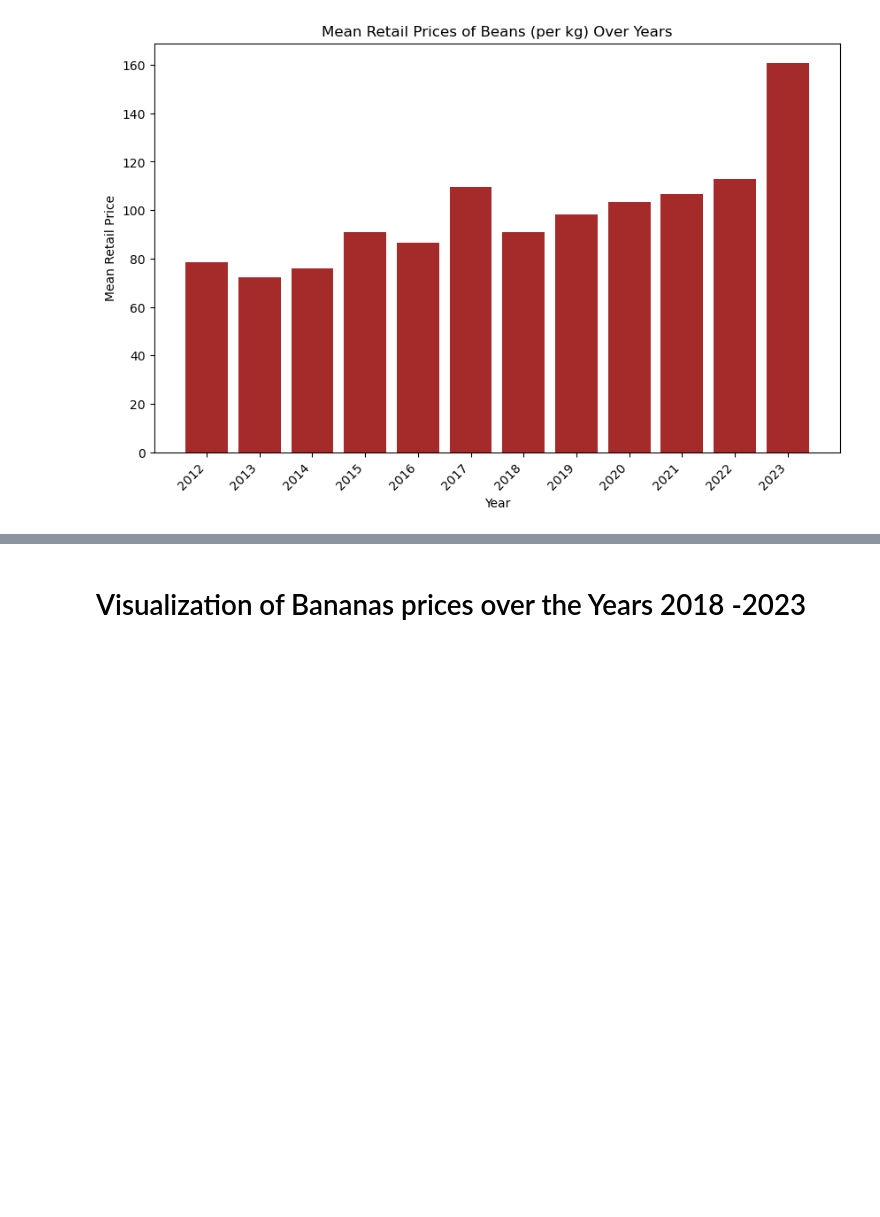
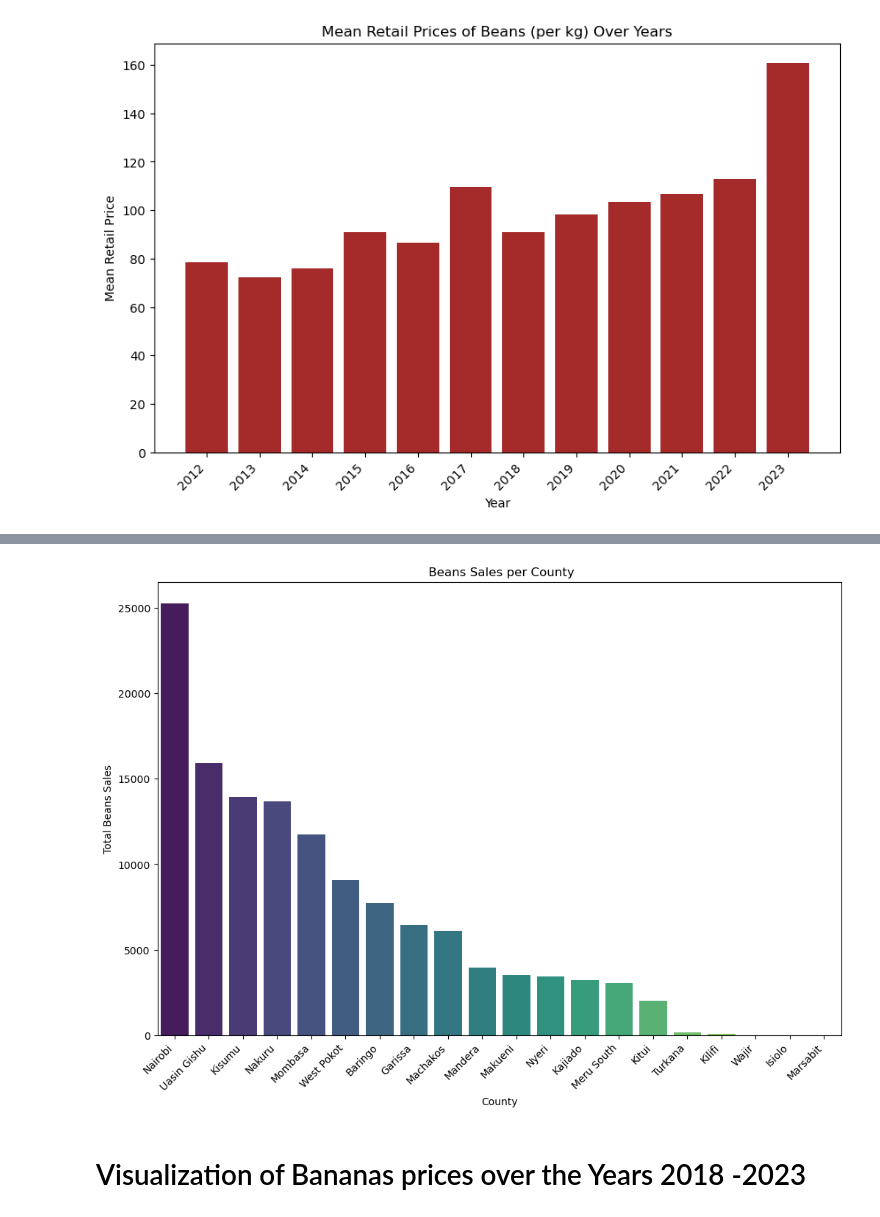
Before and after one commit to EvangelineNgunjiri/KilimoRiziki-Decision-Hub, a Jupyter notebook: Crops EDA.ipynb, the cells around one changed output, grey strips where cells are left out. Saved outputs shown, nothing was run; the diff lists cells and outputs as text; code cells hidden in the pictures; blank space fills up the shorter version.

```diff
--- a/Crops EDA.ipynb
+++ b/Crops EDA.ipynb
@@ -203,3 +330,22 @@ plt.show()
+# %%
+beans_data = filtered_df[filtered_df['commodity'] == 'Beans']
+
+# Group by 'admin2' (county) and sum the quantities sold
+total_beans_sales_by_county = beans_data.groupby('admin2')['unit'].sum().reset_index()
+
+# Sort the DataFrame by total sales in descending order
+total_beans_sales_by_county = total_beans_sales_by_county.sort_values(by='unit', ascending=False)
+
+# Plot a bar plot to represent the counties with the most beans sales
+plt.figure(figsize=(12, 8))
+sns.barplot(x='admin2', y='unit', data=total_beans_sales_by_county, palette='viridis')
+plt.title(' Beans Sales per County')
+plt.xlabel('County')
+plt.ylabel('Total Beans Sales')
+plt.xticks(rotation=45, ha='right')
+plt.show()
+# %% [output]
+[figure, added]
 # %% [markdown]
 # Visualization of Bananas prices over the Years 2018 -2023
 # %%
```
Also changed, not shown: parts of 25 cells of this notebook.
